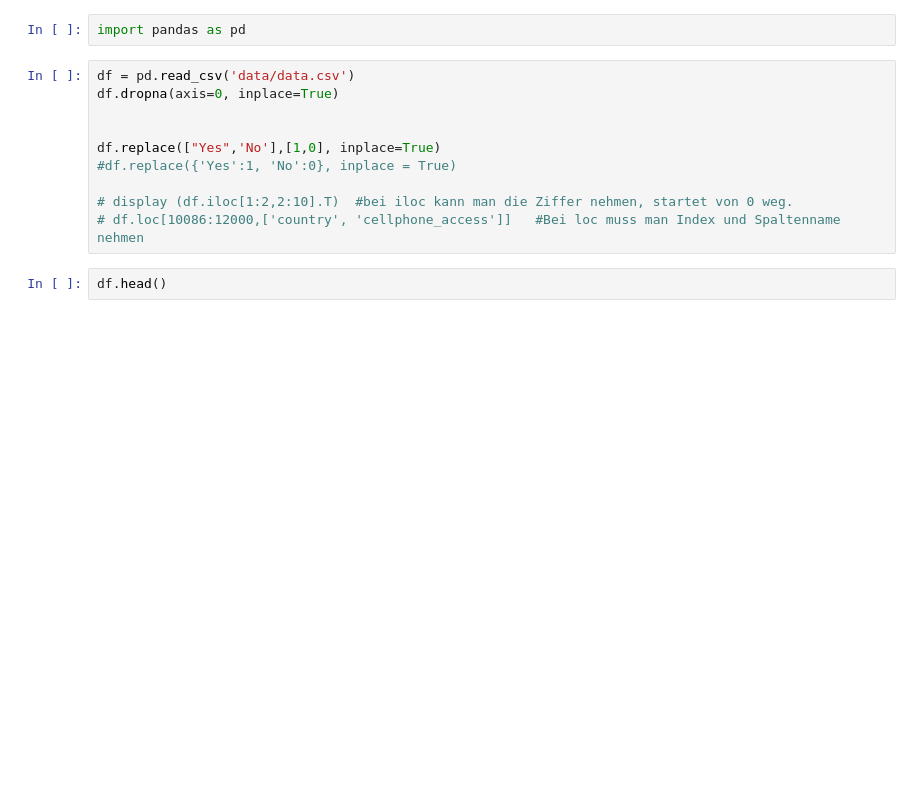
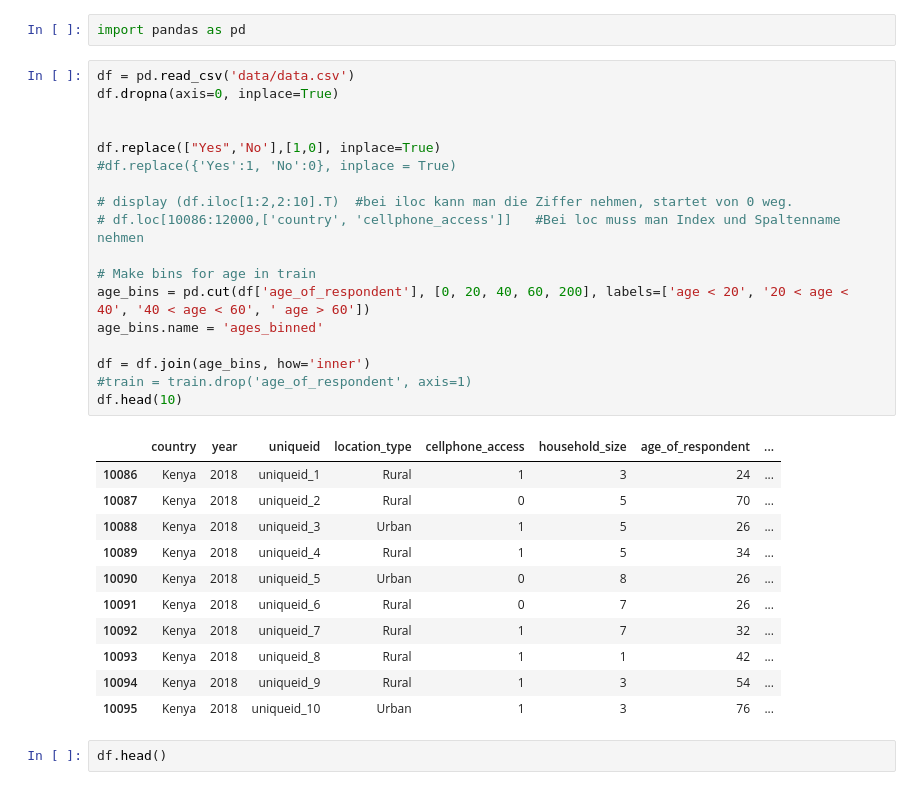
Before and after one commit to ShahiW/Financial-Inclusion-Project, a Jupyter notebook: 5_FeatureEngineering.ipynb, the cells around one changed output. Drawn from its saved outputs; the diff is of its cells as text; blank space fills up the shorter version.

```diff
--- a/5_FeatureEngineering.ipynb
+++ b/5_FeatureEngineering.ipynb
@@ -3,13 +3,33 @@ import pandas as pd
 # %%
 df = pd.read_csv('data/data.csv')
 df.dropna(axis=0, inplace=True)
 
 
 df.replace(["Yes",'No'],[1,0], inplace=True)
 #df.replace({'Yes':1, 'No':0}, inplace = True)
 
 # display (df.iloc[1:2,2:10].T)  #bei iloc kann man die Ziffer nehmen, startet von 0 weg.
 # df.loc[10086:12000,['country', 'cellphone_access']]   #Bei loc muss man Index und Spaltenname nehmen
+
+# Make bins for age in train
+age_bins = pd.cut(df['age_of_respondent'], [0, 20, 40, 60, 200], labels=['age < 20', '20 < age < 40', '40 < age < 60', ' age > 60'])
+age_bins.name = 'ages_binned'
+
+df = df.join(age_bins, how='inner')
+#train = train.drop('age_of_respondent', axis=1)
+df.head(10)
+# %% [output]
+|  | country | year | uniqueid | location_type | cellphone_access | household_size | age_of_respondent | ... |
+| 10086 | Kenya | 2018 | uniqueid_1 | Rural | 1 | 3 | 24 | ... |
+| 10087 | Kenya | 2018 | uniqueid_2 | Rural | 0 | 5 | 70 | ... |
+| 10088 | Kenya | 2018 | uniqueid_3 | Urban | 1 | 5 | 26 | ... |
+| 10089 | Kenya | 2018 | uniqueid_4 | Rural | 1 | 5 | 34 | ... |
+| 10090 | Kenya | 2018 | uniqueid_5 | Urban | 0 | 8 | 26 | ... |
+| 10091 | Kenya | 2018 | uniqueid_6 | Rural | 0 | 7 | 26 | ... |
+| 10092 | Kenya | 2018 | uniqueid_7 | Rural | 1 | 7 | 32 | ... |
+| 10093 | Kenya | 2018 | uniqueid_8 | Rural | 1 | 1 | 42 | ... |
+| 10094 | Kenya | 2018 | uniqueid_9 | Rural | 1 | 3 | 54 | ... |
+| 10095 | Kenya | 2018 | uniqueid_10 | Urban | 1 | 3 | 76 | ... |
 # %%
 df.head()
 # %% [output]
```
Also changed, not shown: parts of 4 cells of this notebook.
